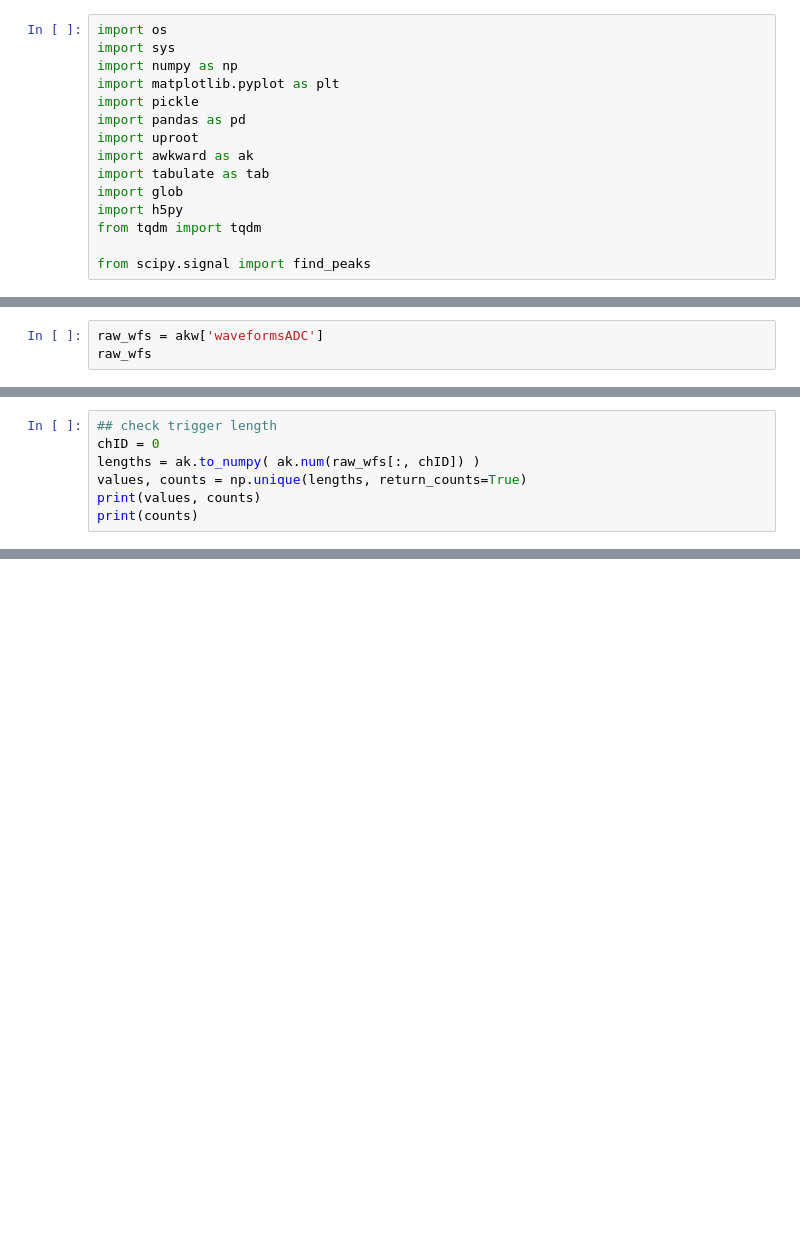
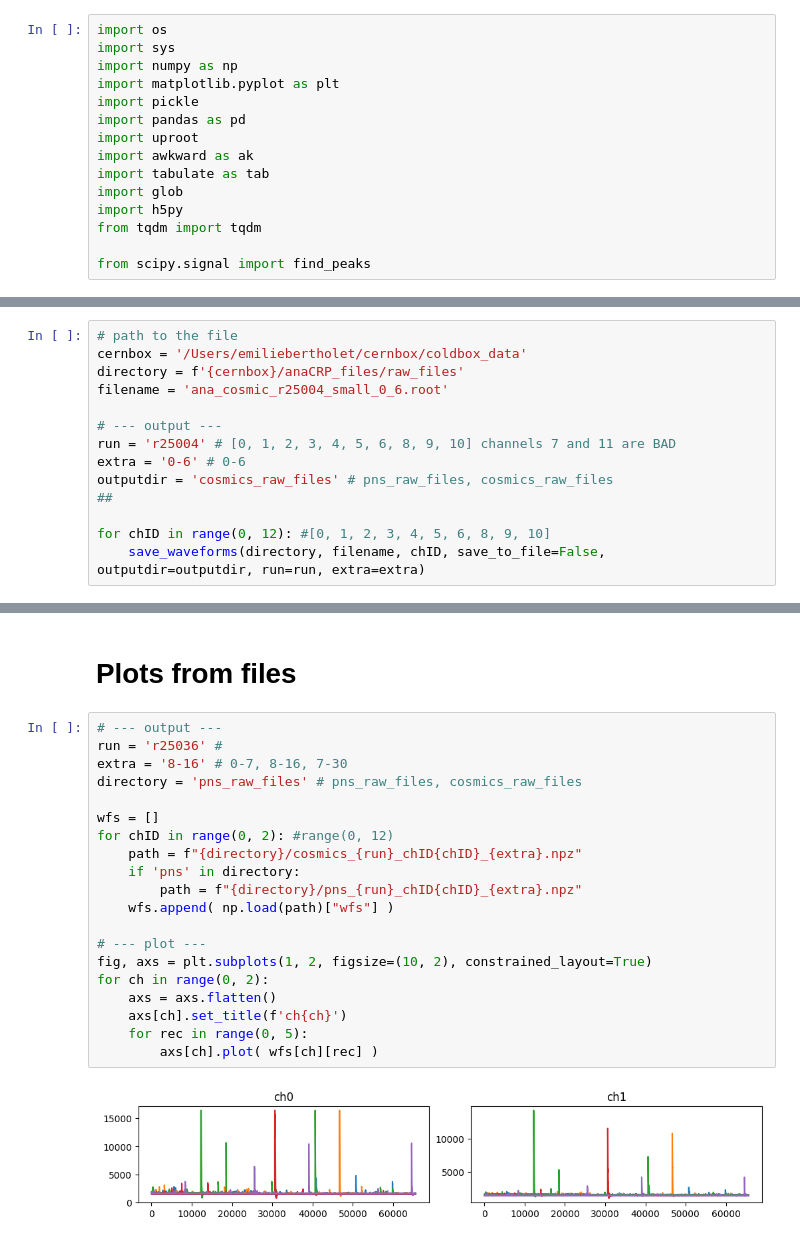
Before and after one commit to eberthol/PSD_GMVAE_Coldbox, a Jupyter notebook: data_eng/ExtractTriggerRecords.ipynb, the cells around one changed output, grey strips where cells are left out. Cells and saved outputs as stored; diff of their text form; blank space fills up the shorter version.

```diff
--- a/data_eng/ExtractTriggerRecords.ipynb
+++ b/data_eng/ExtractTriggerRecords.ipynb
@@ -93,3 +49,0 @@ A trigger record correspond to an acquisition window of a fixed number of time t
-# %%
-raw_wfs = akw['waveformsADC']
-raw_wfs
@@ -108,7 +49,0 @@ plt.ylabel('ADC');
-# %%
-## check trigger length
-chID = 0
-lengths = ak.to_numpy( ak.num(raw_wfs[:, chID]) )
-values, counts = np.unique(lengths, return_counts=True)
-print(values, counts)
-print(counts)
@@ -139,0 +95,14 @@ print(N)
+# %%
+# path to the file
+cernbox = '/Users/emiliebertholet/cernbox/coldbox_data'
+directory = f'{cernbox}/anaCRP_files/raw_files'
+filename = 'ana_cosmic_r25004_small_0_6.root'
+
+# --- output ---
+run = 'r25004' # [0, 1, 2, 3, 4, 5, 6, 8, 9, 10] channels 7 and 11 are BAD
+extra = '0-6' # 0-6
+outputdir = 'cosmics_raw_files' # pns_raw_files, cosmics_raw_files
+##
+
+for chID in range(0, 12): #[0, 1, 2, 3, 4, 5, 6, 8, 9, 10]
+    save_waveforms(directory, filename, chID, save_to_file=False, outputdir=outputdir, run=run, extra=extra)
@@ -139,0 +127,24 @@ print(N)
+# %% [markdown]
+# Plots from files
+# %%
+# --- output ---
+run = 'r25036' #
+extra = '8-16' # 0-7, 8-16, 7-30
+directory = 'pns_raw_files' # pns_raw_files, cosmics_raw_files
+
+wfs = []
+for chID in range(0, 2): #range(0, 12)
+    path = f"{directory}/cosmics_{run}_chID{chID}_{extra}.npz"
+    if 'pns' in directory:
+        path = f"{directory}/pns_{run}_chID{chID}_{extra}.npz"
+    wfs.append( np.load(path)["wfs"] )
+
+# --- plot ---
+fig, axs = plt.subplots(1, 2, figsize=(10, 2), constrained_layout=True)
+for ch in range(0, 2):
+    axs = axs.flatten()
+    axs[ch].set_title(f'ch{ch}')
+    for rec in range(0, 5):
+        axs[ch].plot( wfs[ch][rec] )
+# %% [output]
+[figure, added]
```
Also changed, not shown: parts of 22 cells of this notebook, 2 other files.
